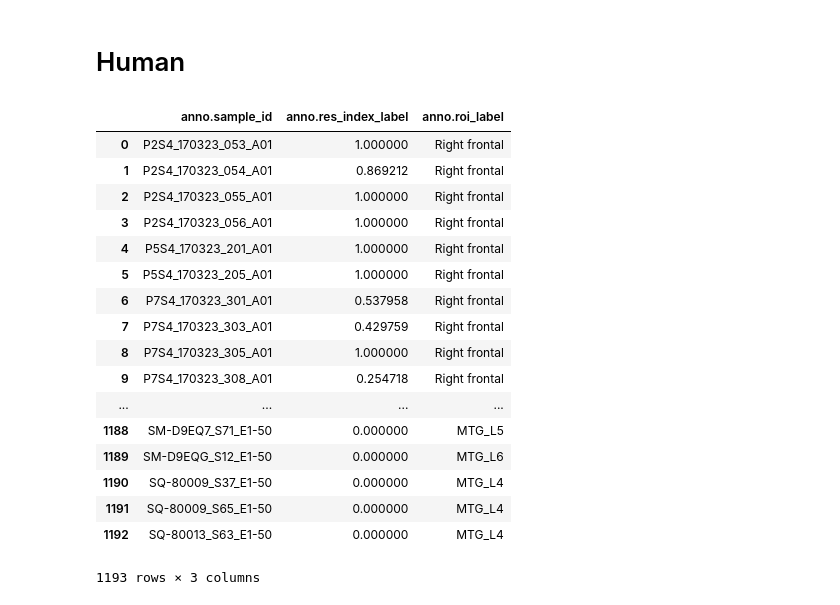
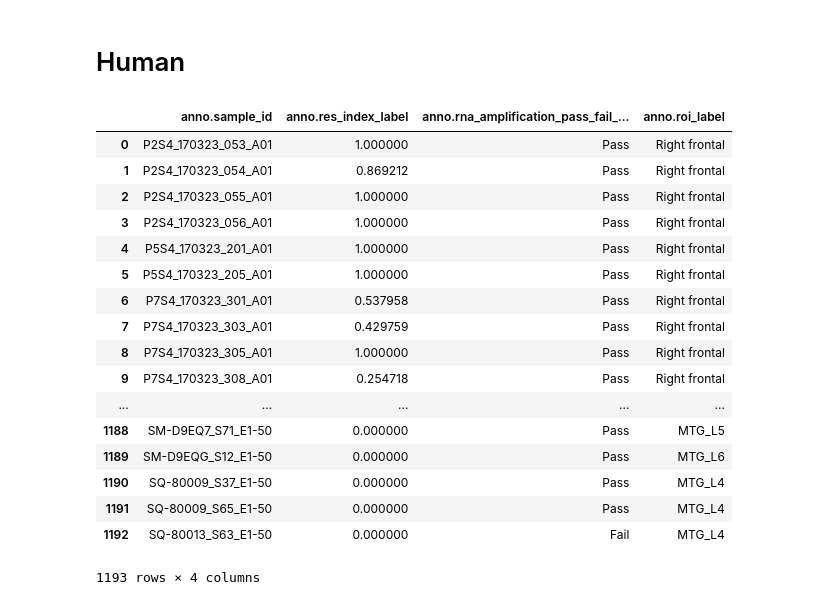
Before and after one commit to ru57y34nn/SMART_goals, a Jupyter notebook: src/SMART_Data.ipynb, the cells around one changed output. Saved outputs shown, nothing was run; the diff lists cells and outputs as text; code cells hidden in the pictures.

```diff
--- a/src/SMART_Data.ipynb
+++ b/src/SMART_Data.ipynb
@@ -352,28 +345,28 @@ full_path = str(full_path)
 full_path
 hshiny = pd.read_csv(full_path)
 # %%
-hshiny = hshiny[["anno.sample_id", "anno.res_index_label", "anno.roi_label"]]
+hshiny = hshiny[["anno.sample_id", "anno.res_index_label", "anno.rna_amplification_pass_fail_label", "anno.roi_label"]]
 #, "anno.patch_date_label"
 hshiny
 # %% [output]
-|  | anno.sample_id | anno.res_index_label | anno.roi_label |
-| 0 | P2S4_170323_053_A01 | 1.000000 | Right frontal |
-| 1 | P2S4_170323_054_A01 | 0.869212 | Right frontal |
-| 2 | P2S4_170323_055_A01 | 1.000000 | Right frontal |
-| 3 | P2S4_170323_056_A01 | 1.000000 | Right frontal |
-| 4 | P5S4_170323_201_A01 | 1.000000 | Right frontal |
-| 5 | P5S4_170323_205_A01 | 1.000000 | Right frontal |
-| 6 | P7S4_170323_301_A01 | 0.537958 | Right frontal |
-| 7 | P7S4_170323_303_A01 | 0.429759 | Right frontal |
-| 8 | P7S4_170323_305_A01 | 1.000000 | Right frontal |
-| 9 | P7S4_170323_308_A01 | 0.254718 | Right frontal |
-| ... | ... | ... | ... |
-| 1188 | SM-D9EQ7_S71_E1-50 | 0.000000 | MTG_L5 |
-| 1189 | SM-D9EQG_S12_E1-50 | 0.000000 | MTG_L6 |
-| 1190 | SQ-80009_S37_E1-50 | 0.000000 | MTG_L4 |
-| 1191 | SQ-80009_S65_E1-50 | 0.000000 | MTG_L4 |
-| 1192 | SQ-80013_S63_E1-50 | 0.000000 | MTG_L4 |
+|  | anno.sample_id | anno.res_index_label | anno.rna_amplification_pass_fail_... | anno.roi_label |
+| 0 | P2S4_170323_053_A01 | 1.000000 | Pass | Right frontal |
+| 1 | P2S4_170323_054_A01 | 0.869212 | Pass | Right frontal |
+| 2 | P2S4_170323_055_A01 | 1.000000 | Pass | Right frontal |
+| 3 | P2S4_170323_056_A01 | 1.000000 | Pass | Right frontal |
+| 4 | P5S4_170323_201_A01 | 1.000000 | Pass | Right frontal |
+| 5 | P5S4_170323_205_A01 | 1.000000 | Pass | Right frontal |
+| 6 | P7S4_170323_301_A01 | 0.537958 | Pass | Right frontal |
+| 7 | P7S4_170323_303_A01 | 0.429759 | Pass | Right frontal |
+| 8 | P7S4_170323_305_A01 | 1.000000 | Pass | Right frontal |
+| 9 | P7S4_170323_308_A01 | 0.254718 | Pass | Right frontal |
+| ... | ... | ... | ... | ... |
+| 1188 | SM-D9EQ7_S71_E1-50 | 0.000000 | Pass | MTG_L5 |
+| 1189 | SM-D9EQG_S12_E1-50 | 0.000000 | Pass | MTG_L6 |
+| 1190 | SQ-80009_S37_E1-50 | 0.000000 | Pass | MTG_L4 |
+| 1191 | SQ-80009_S65_E1-50 | 0.000000 | Pass | MTG_L4 |
+| 1192 | SQ-80013_S63_E1-50 | 0.000000 | Fail | MTG_L4 |
-1193 rows × 3 columns
+1193 rows × 4 columns
 # %%
 hsmart_data = pd.merge(left = hshiny, right = lims, left_on = 'anno.sample_id', right_on = 'patched_cell_container', how = 'right')
 hsmart_data
```
Also changed, not shown: parts of 21 cells of this notebook, 2 other files.
